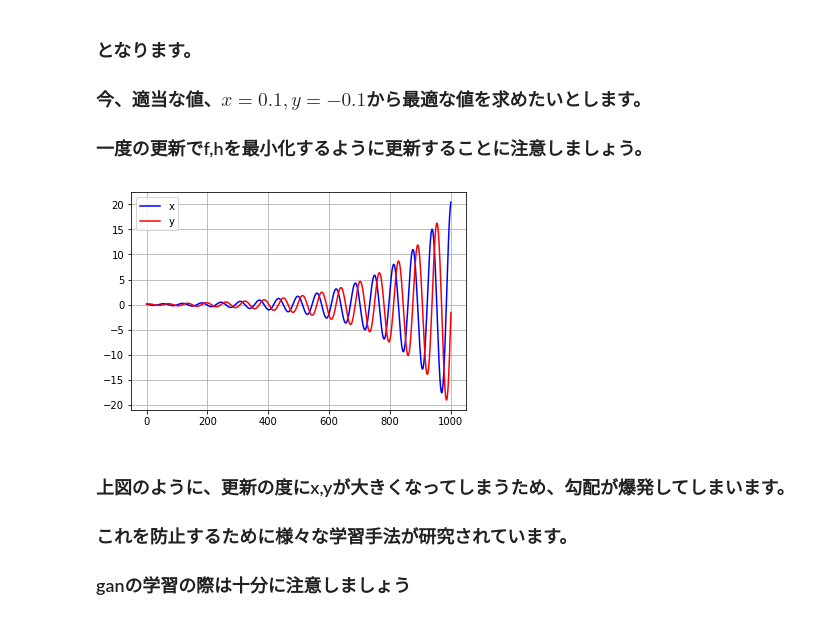
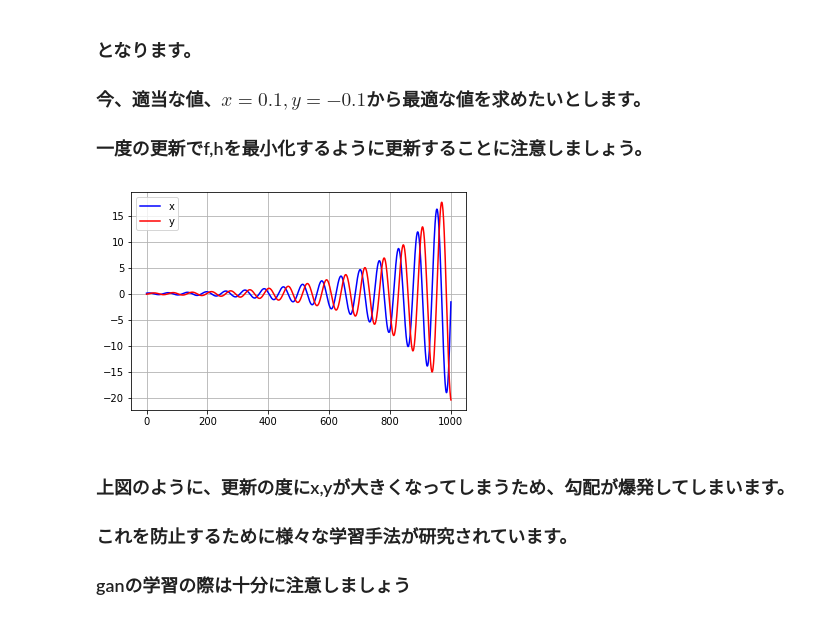
Before and after one commit to KT19/gan_grad, a Jupyter notebook: gan_grad.ipynb, the cells around one changed output. Cells and saved outputs as stored; diff of their text form; code cells hidden in the pictures.

```diff
--- a/gan_grad.ipynb
+++ b/gan_grad.ipynb
@@ -128,37 +128,37 @@ def plot_grad():
 
     n_epoch = 1000
     x = 0.1
-    y = 0.1
+    y = -0.1
     X = []
     Y = []
     Epochs = []
     X.append(x)
     Y.append(y)
     Epochs = [0]
     eta = 0.1
     for epoch in range(n_epoch):
         prev_x = x
         prev_y = y
         x = x - eta*df(prev_x,prev_y)
         y = y - eta*dh(prev_x,prev_y)
 
         X.append(x)
         Y.append(y)
         Epochs.append(epoch+1)
 
     X = np.asarray(X)
     Y = np.asarray(Y)
     Epochs = np.asarray(Epochs)
     plt.plot(Epochs,X,color="blue",label="x")
     plt.plot(Epochs,Y,color="red",label="y")
 
     plt.legend()
     plt.grid()
     plt.plot()
 
 plot_grad()
 # %% [output]
-[figure, old version]
+[figure, new version]
 # %% [markdown]
 ### 上図のように、更新の度にx,yが大きくなってしまうため、勾配が爆発してしまいます。
 ### これを防止するために様々な学習手法が研究されています。
```
